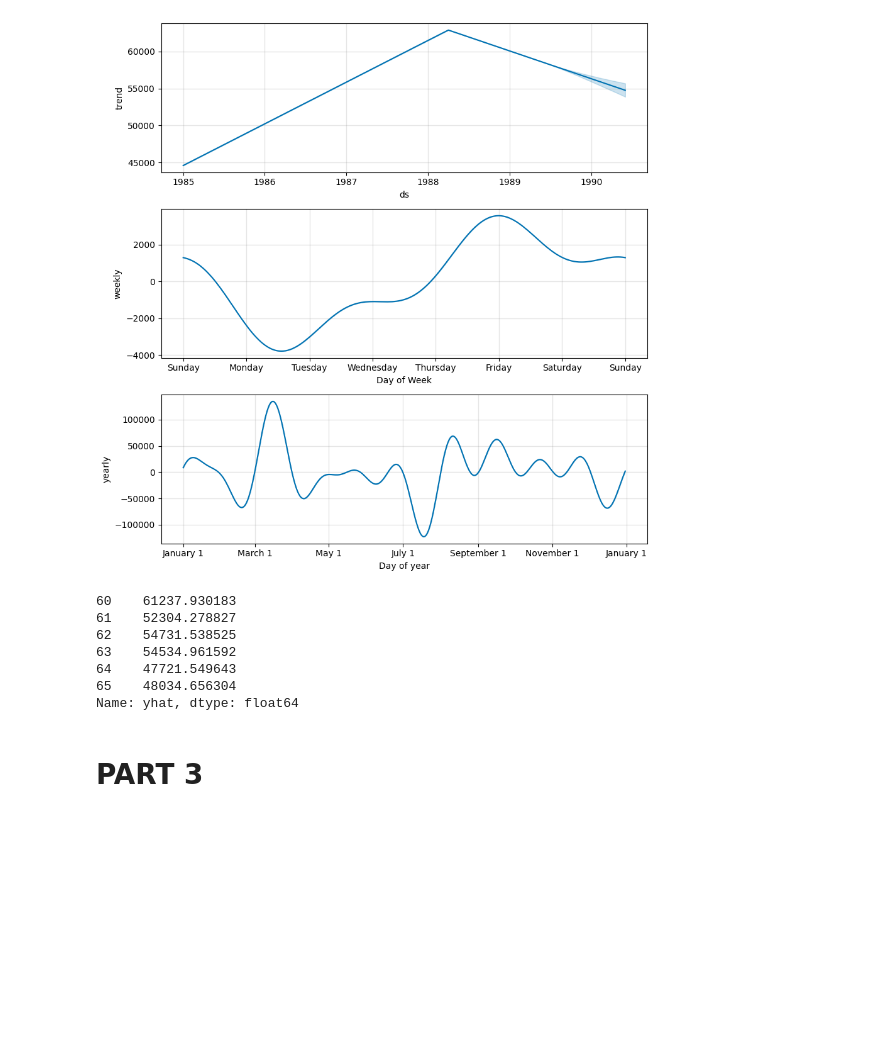
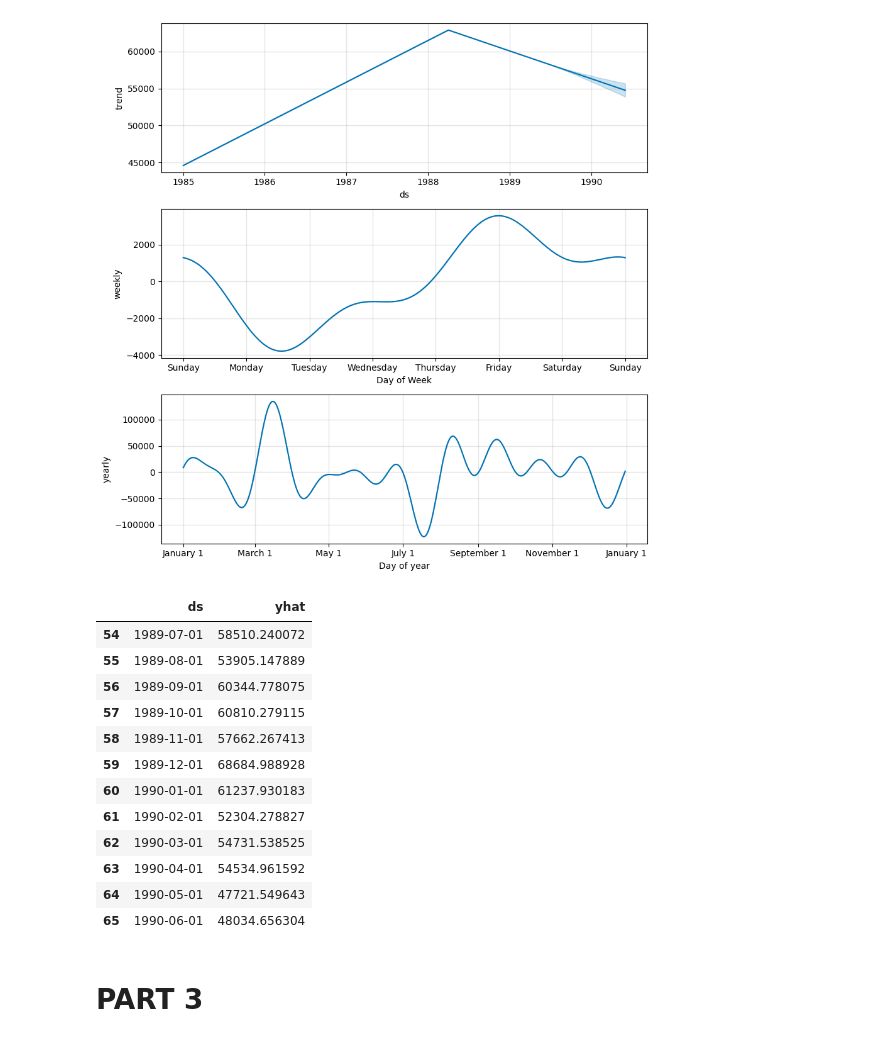
Before and after one commit to melinayg/data-tech-challenge, a Jupyter notebook: main.ipynb, the cells around one changed output. Cells and saved outputs as stored; diff of their text form; code cells hidden in the pictures; blank space fills up the shorter version.

Commit message:
changed predictions

```diff
--- a/main.ipynb
+++ b/main.ipynb
@@ -311,17 +311,23 @@ model.plot_components(predictions)
 [figure]
 [figure]
 # %%
-# predictons for year 1990 for Sydney to Auckland route
-predictions_1990 = predictions[predictions['ds'].dt.year == 1990]
-predictions_1990['yhat']
+# predictons for future year for Sydney to Auckland route
+predictions['year'] = predictions['ds'].dt.year
+predictions[['ds', 'yhat']].tail(12)
 # %% [output]
-60    61237.930183
-61    52304.278827
-62    54731.538525
-63    54534.961592
-64    47721.549643
-65    48034.656304
-Name: yhat, dtype: float64
+|  | ds | yhat |
+| 54 | 1989-07-01 | 58510.240072 |
+| 55 | 1989-08-01 | 53905.147889 |
+| 56 | 1989-09-01 | 60344.778075 |
+| 57 | 1989-10-01 | 60810.279115 |
+| 58 | 1989-11-01 | 57662.267413 |
+| 59 | 1989-12-01 | 68684.988928 |
+| 60 | 1990-01-01 | 61237.930183 |
+| 61 | 1990-02-01 | 52304.278827 |
+| 62 | 1990-03-01 | 54731.538525 |
+| 63 | 1990-04-01 | 54534.961592 |
+| 64 | 1990-05-01 | 47721.549643 |
+| 65 | 1990-06-01 | 48034.656304 |
 # %% [markdown]
 # PART 3
 # %% [markdown]
```
